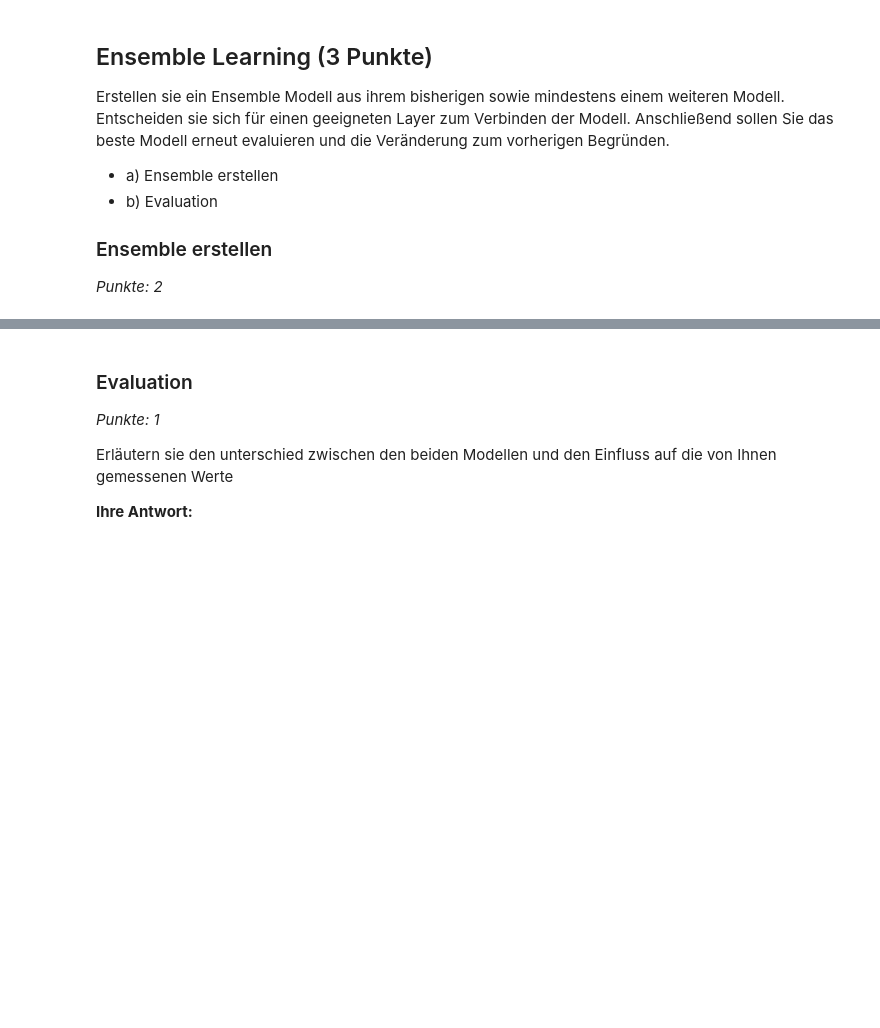
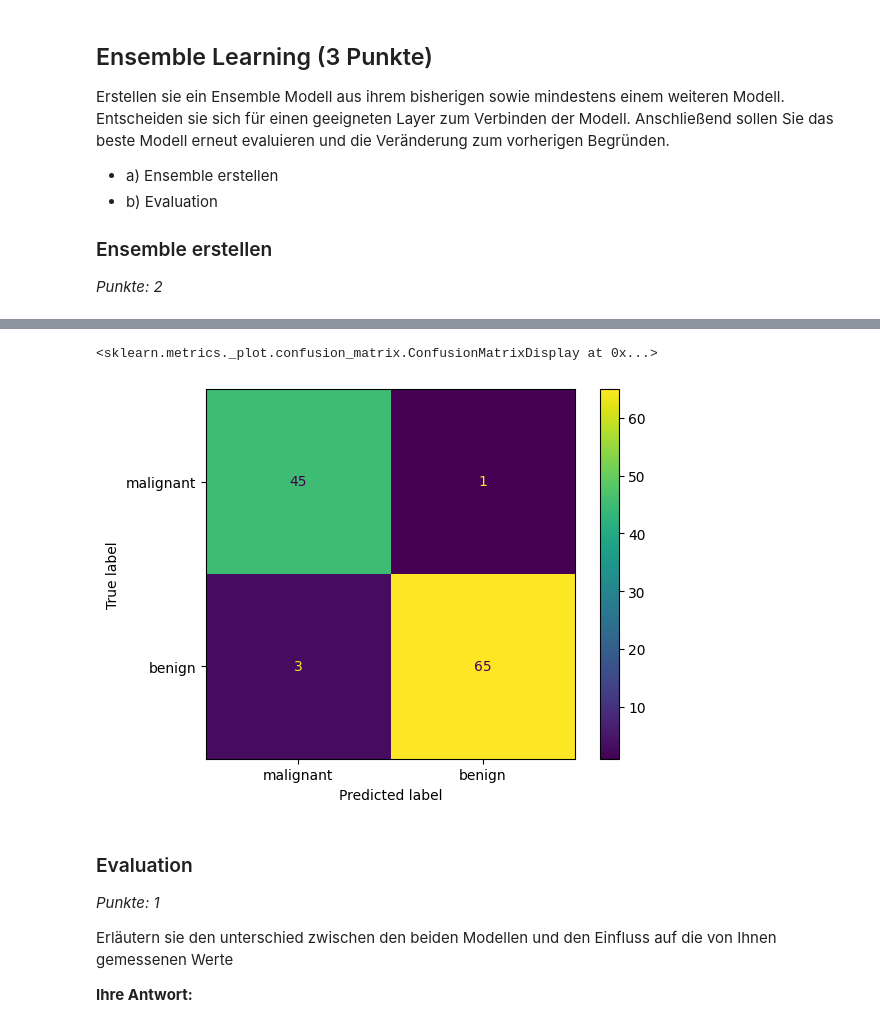
Before and after one commit to iLuckyW/lecture-ai-advanced, a Jupyter notebook: chapter/05_assessment/02_assessment/02_testat_nn_classification.ipynb, the cells around one changed output, grey strips where cells are left out. Cells and saved outputs as stored; diff of their text form; code cells hidden in the pictures; blank space fills up the shorter version.

```diff
--- a/chapter/05_assessment/02_assessment/02_testat_nn_classification.ipynb
+++ b/chapter/05_assessment/02_assessment/02_testat_nn_classification.ipynb
@@ -376,0 +454,14 @@ _Punkte: 2_
+# %%
+models = {
+    "MLP": model,
+    "Funnel": FunnelNetwork(input_dim).to(device),
+    "Brick": BrickNetwork(input_dim).to(device)
+}
+
+results = {}
+
+for name, m in models.items():
+    print(f"Training {name}...")
+    best_val = fit_model(m, name)
+    results[name] = best_val
+    print(f"{name} Best Validation Accuracy: {best_val:.4f}")
@@ -376,0 +546,6 @@ _Punkte: 2_
+# %%
+from sklearn.metrics import classification_report
+
+y_pred = predict_majority_voting(models.values(), torch.FloatTensor(x[test_ids]))
+
+print(classification_report(y[test_ids], y_pred, target_names=data.target_names))
@@ -377,3 +561,10 @@ _Punkte: 2_
+# %%
+from sklearn.metrics import ConfusionMatrixDisplay
+
+ConfusionMatrixDisplay.from_predictions(y[test_ids], y_pred, display_labels=data.target_names)
+# %% [output]
+<sklearn.metrics._plot.confusion_matrix.ConfusionMatrixDisplay at 0x...>
+[figure, added]
 # %% [markdown]
 ### Evaluation
 _Punkte: 1_
```
Also changed, not shown: parts of 9 cells of this notebook.
